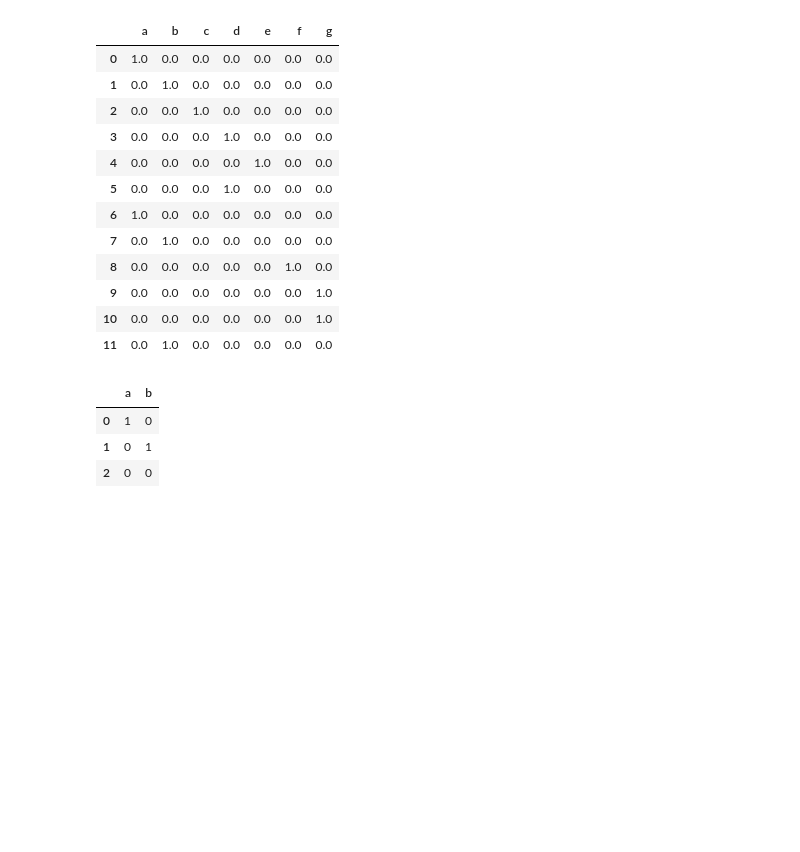
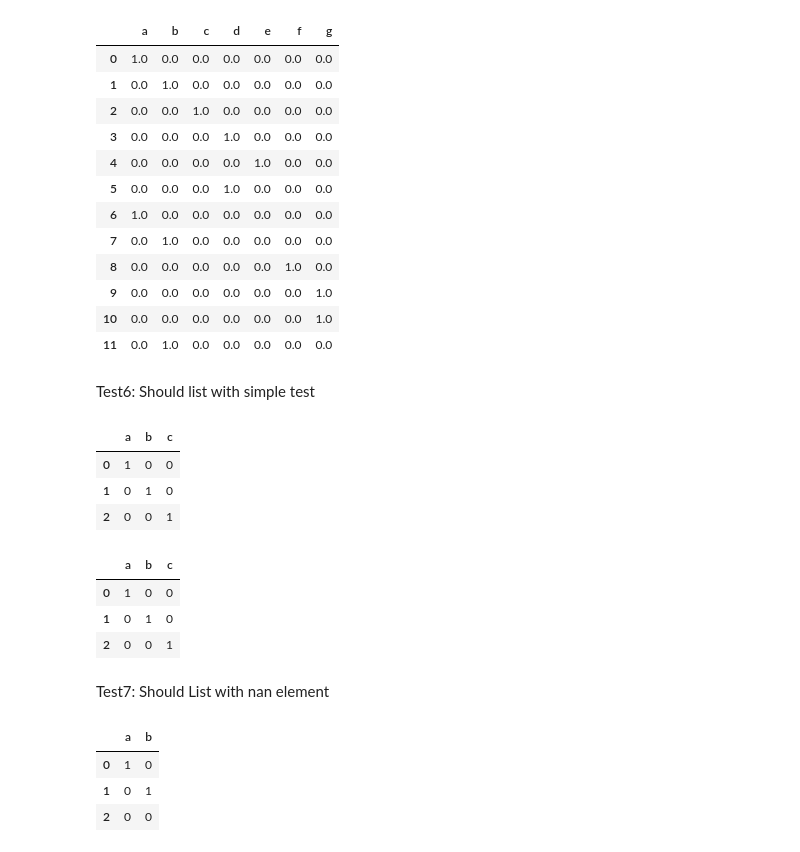
Before and after one commit to Pixelzzz99/get_dummies_implement, a Jupyter notebook: task_03_JavlievSA_run.ipynb, the cells around one changed output. Drawn from its saved outputs; the diff is of its cells as text; code cells hidden in the pictures; blank space fills up the shorter version.

```diff
--- a/tests.ipynb
+++ b/task_03_JavlievSA_run.ipynb
@@ -84,6 +116,24 @@ display(table_my, table_pandas)
 | 9 | 0.0 | 0.0 | 0.0 | 0.0 | 0.0 | 0.0 | 1.0 |
 | 10 | 0.0 | 0.0 | 0.0 | 0.0 | 0.0 | 0.0 | 1.0 |
 | 11 | 0.0 | 1.0 | 0.0 | 0.0 | 0.0 | 0.0 | 0.0 |
+# %% [markdown]
+Test6: Should list with simple test
+# %%
+s1 = ['a', 'b', 'c']
+table_my = get_dummies(s1)
+table_pandas = pd.get_dummies(s1,)
+display(table_my, table_pandas)
+# %% [output]
+|  | a | b | c |
+| 0 | 1 | 0 | 0 |
+| 1 | 0 | 1 | 0 |
+| 2 | 0 | 0 | 1 |
+|  | a | b | c |
+| 0 | 1 | 0 | 0 |
+| 1 | 0 | 1 | 0 |
+| 2 | 0 | 0 | 1 |
+# %% [markdown]
+Test7: Should List with nan element
 # %%
 s1 = ['a', 'b', np.nan]
 table_my = get_dummies(s1)
```
Also changed, not shown: parts of 35 cells of this notebook, 2 other files.
